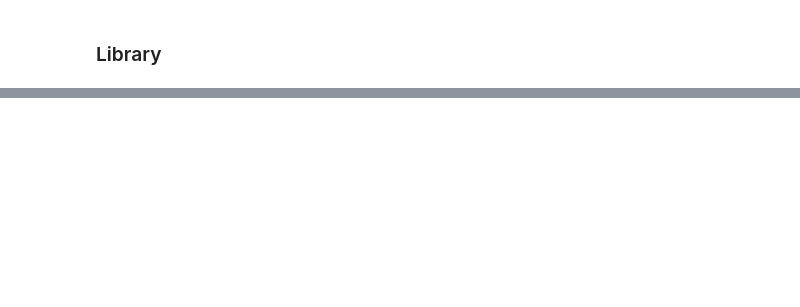
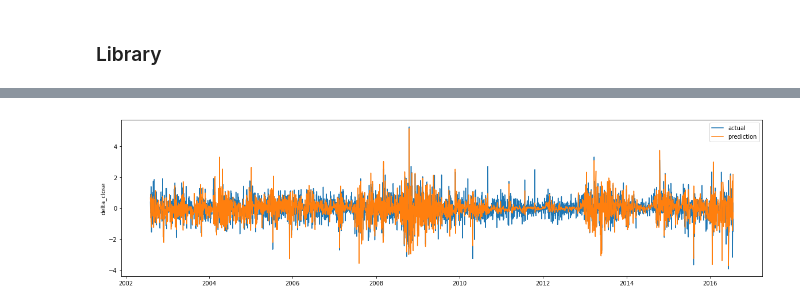
Before and after one commit to tosshi0219/fx, a Jupyter notebook: jupyter/learning_neuralnetwork.ipynb, the cells around one changed output, grey strips where cells are left out. Saved outputs shown, nothing was run; the diff lists cells and outputs as text; code cells hidden in the pictures; blank space fills up the shorter version.

```diff
--- a/jupyter/learning_neuralnetwork.ipynb
+++ b/jupyter/learning_neuralnetwork.ipynb
@@ -131,0 +188,9 @@ plt.grid()
+# %%
+plt.figure(figsize = (20,5))
+plt.plot(df_std[:pos].index, y_train, label = 'actual')
+plt.plot(df_std[:pos].index, y_train_pred, label = 'prediction')
+plt.ylabel('delta_close')
+plt.legend()
+plt.show()
+# %% [output]
+[figure, added]
```
Also changed, not shown: parts of 16 cells of this notebook.
